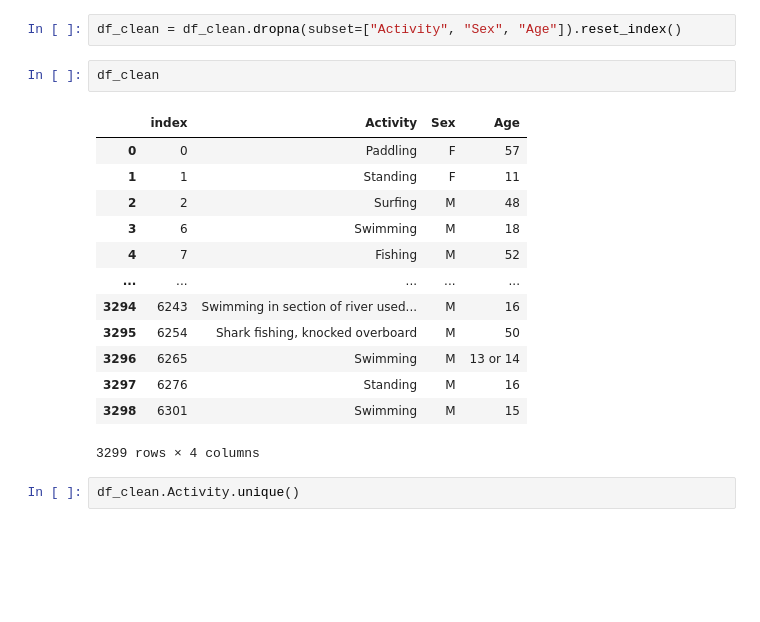
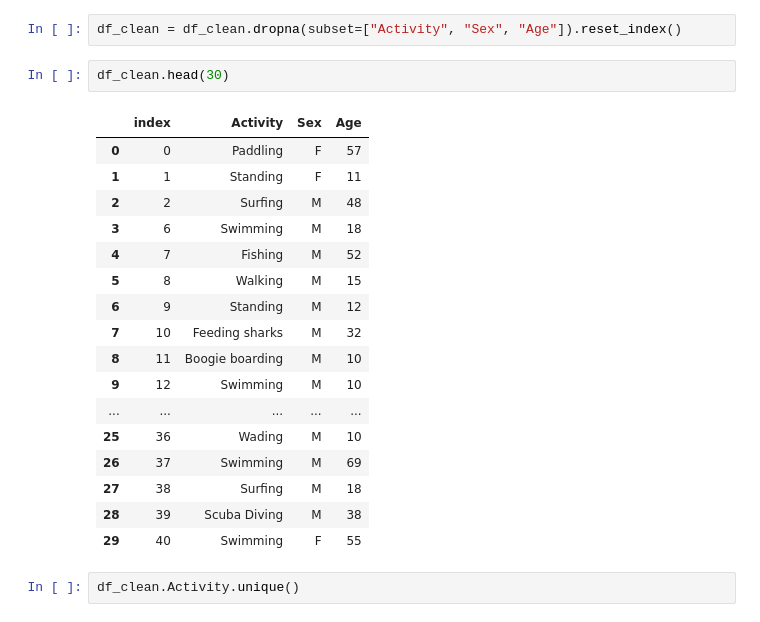
Before and after one commit to jmena23/Data-Cleaning-Pandas, a Jupyter notebook: Proyecto1_Pandas_Data_Cleaning.ipynb, the cells around one changed output. Cells and saved outputs as stored; diff of their text form; blank space fills up the shorter version.

```diff
--- a/Proyecto1_Pandas_Data_Cleaning.ipynb
+++ b/Proyecto1_Pandas_Data_Cleaning.ipynb
@@ -208,21 +208,25 @@ df_clean
 # %%
 df_clean = df_clean.dropna(subset=["Activity", "Sex", "Age"]).reset_index()
 # %%
-df_clean
+df_clean.head(30)
 # %% [output]
 |  | index | Activity | Sex | Age |
 | 0 | 0 | Paddling | F | 57 |
 | 1 | 1 | Standing | F | 11 |
 | 2 | 2 | Surfing | M | 48 |
 | 3 | 6 | Swimming | M | 18 |
 | 4 | 7 | Fishing | M | 52 |
+| 5 | 8 | Walking | M | 15 |
+| 6 | 9 | Standing | M | 12 |
+| 7 | 10 | Feeding sharks | M | 32 |
+| 8 | 11 | Boogie boarding | M | 10 |
+| 9 | 12 | Swimming | M | 10 |
 | ... | ... | ... | ... | ... |
-| 3294 | 6243 | Swimming in section of river used... | M | 16 |
-| 3295 | 6254 | Shark fishing, knocked overboard | M | 50 |
-| 3296 | 6265 | Swimming | M | 13 or 14 |
-| 3297 | 6276 | Standing | M | 16 |
-| 3298 | 6301 | Swimming | M | 15 |
+| 25 | 36 | Wading | M | 10 |
+| 26 | 37 | Swimming | M | 69 |
+| 27 | 38 | Surfing | M | 18 |
+| 28 | 39 | Scuba Diving | M | 38 |
+| 29 | 40 | Swimming | F | 55 |
-3299 rows × 4 columns
 # %%
 df_clean.Activity.unique()
 # %% [output]
```
Also changed, not shown: parts of 16 cells of this notebook.
